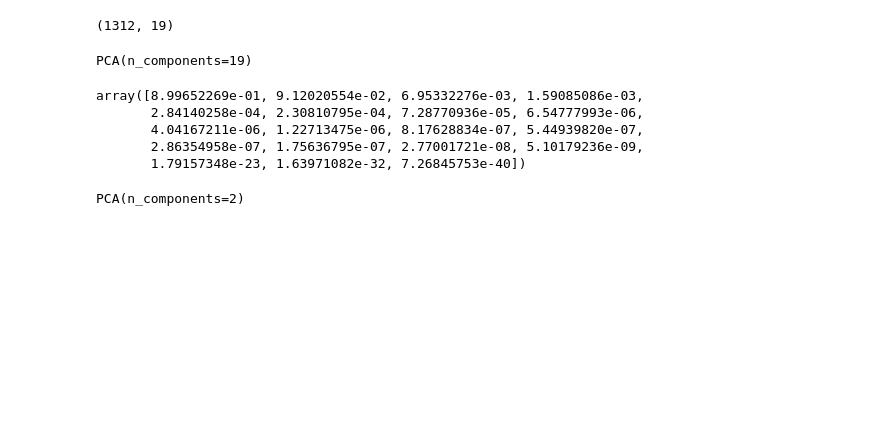
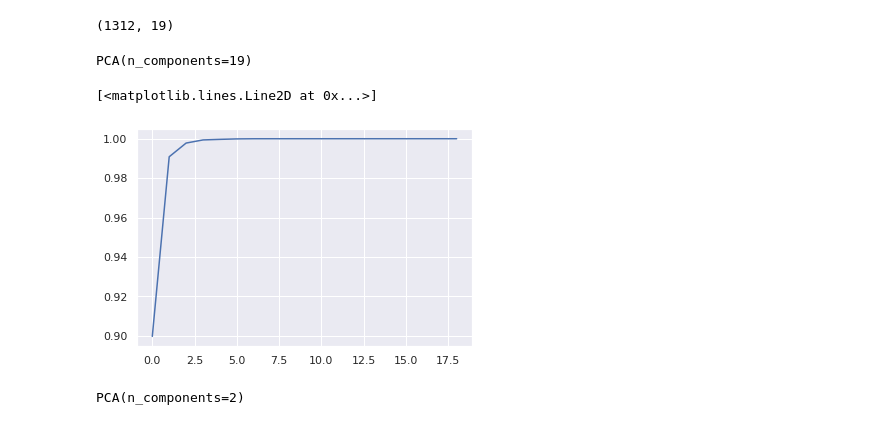
Before and after one commit to erikhaensel/Test41, a Jupyter notebook: Code/Start1.ipynb, the cells around one changed output. Saved outputs shown, nothing was run; the diff lists cells and outputs as text; code cells hidden in the pictures; blank space fills up the shorter version.

```diff
--- a/Code/Start1.ipynb
+++ b/Code/Start1.ipynb
@@ -583,14 +587,11 @@ pca=PCA(n_components=19)
 pca.fit(df1_data)
 # %% [output]
 PCA(n_components=19)
-# %%
-pca.explained_variance_ratio_
-# %% [output]
-array([8.99652269e-01, 9.12020554e-02, 6.95332276e-03, 1.59085086e-03,
-       2.84140258e-04, 2.30810795e-04, 7.28770936e-05, 6.54777993e-06,
-       4.04167211e-06, 1.22713475e-06, 8.17628834e-07, 5.44939820e-07,
-       2.86354958e-07, 1.75636795e-07, 2.77001721e-08, 5.10179236e-09,
-       1.79157348e-23, 1.63971082e-32, 7.26845753e-40])
+# %%
+plt.plot(pca.explained_variance_ratio_.cumsum())
+# %% [output]
+[<matplotlib.lines.Line2D at 0x...>]
+[figure, added]
 # %%
 pca=PCA(n_components=2)
 pca.fit(df1_data)
```
Also changed, not shown: parts of 6 cells of this notebook.
